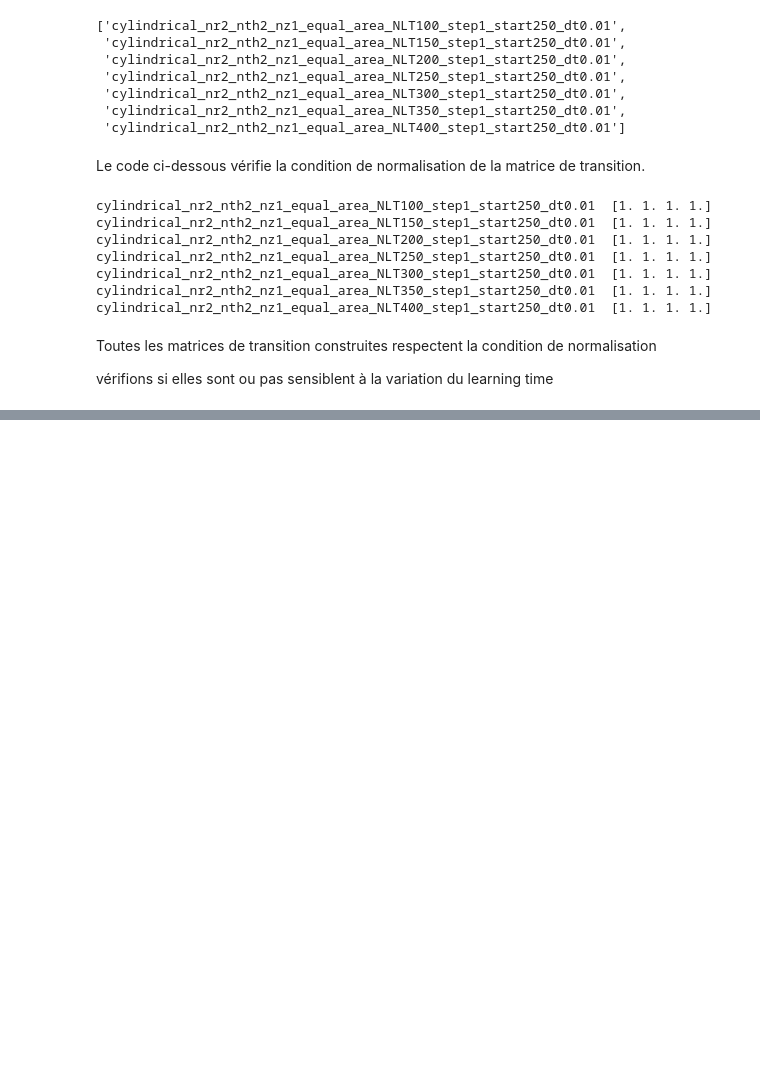
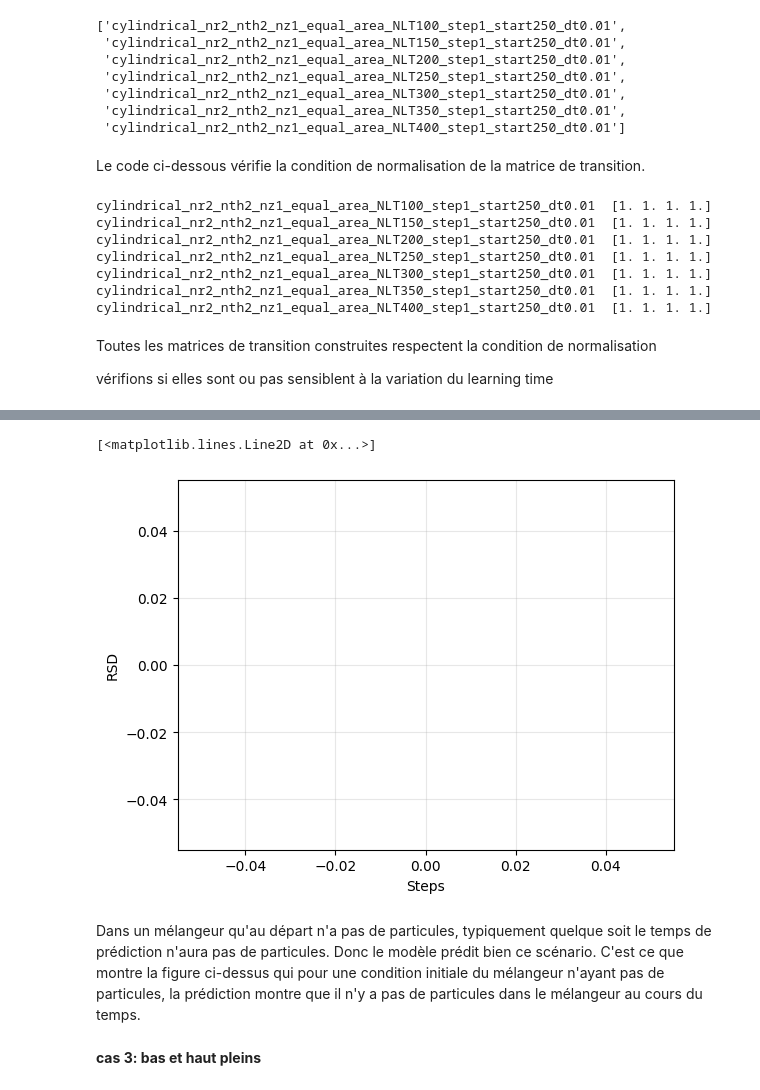
Before and after one commit to tiffank1802/DEM-MCM-Coupling, a Jupyter notebook: DEM_MCM/docs/observations_segregations.ipynb, the cells around one changed output, grey strips where cells are left out. Drawn from its saved outputs; the diff is of its cells as text; code cells hidden in the pictures; blank space fills up the shorter version.

```diff
--- a/DEM_MCM/docs/observations_segregations.ipynb
+++ b/DEM_MCM/docs/observations_segregations.ipynb
@@ -378,0 +339,14 @@ Nous
+# %%
+RSD_s=S_s.std(axis=1)/S_s.mean(axis=1)
+plt.xlabel('Steps')
+plt.ylabel('RSD')
+plt.grid(True, alpha=0.3)
+plt.plot(temps,RSD_s)
+# %% [output]
+[<matplotlib.lines.Line2D at 0x...>]
+[figure, added]
+# %% [markdown]
+Dans un mélangeur qu'au départ n'a pas de particules, typiquement quelque soit le temps de prédiction n'aura pas de particules. Donc le modèle prédit bien ce scénario.
+C'est ce que montre la figure ci-dessus qui pour une condition initiale du mélangeur n'ayant pas de particules, la prédiction montre que il n'y a pas de particules dans le mélangeur au cours du temps.
+# %% [markdown]
+**cas 3: bas et haut pleins**
```
Also changed, not shown: parts of 67 cells of this notebook, 2 other files.
